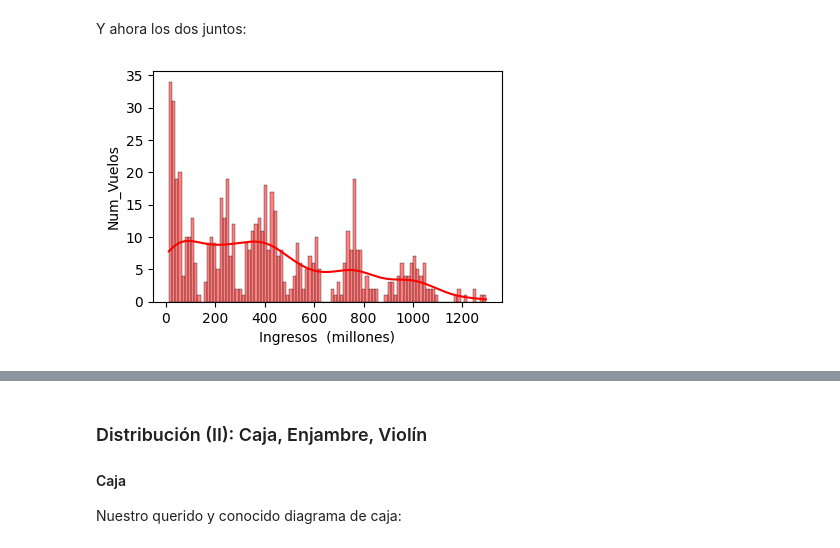
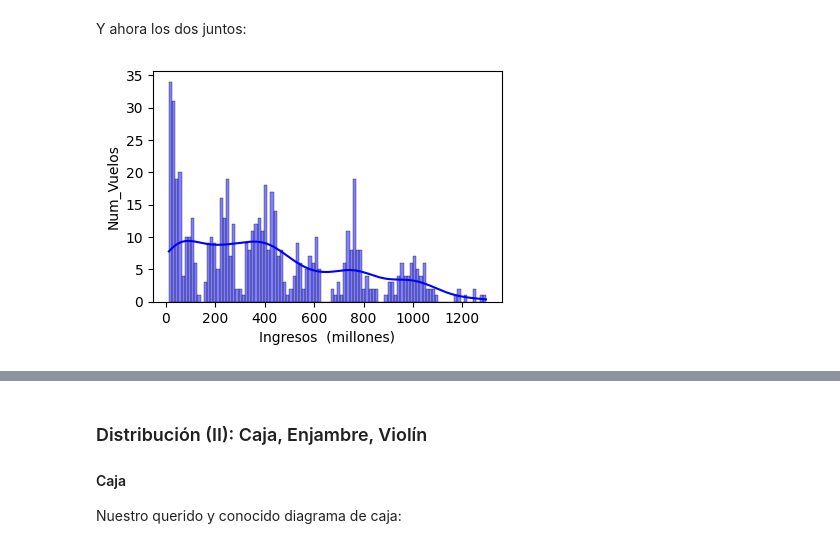
Before and after one commit to MHHsim/DS-Online-Marta-Harana, a Jupyter notebook: 03_Data_Analysis/Sprint_08/Unidad_02_Visualizacion_Avanzada_Seaborn/01_Workout/03_Visualizacion_Una_Variable_II.ipynb, the cells around one changed output, grey strips where cells are left out. Saved outputs shown, nothing was run; the diff lists cells and outputs as text; code cells hidden in the pictures.

```diff
--- a/03_Data_Analysis/Sprint_08/Unidad_02_Visualizacion_Avanzada_Seaborn/01_Workout/03_Visualizacion_Una_Variable_II.ipynb
+++ b/03_Data_Analysis/Sprint_08/Unidad_02_Visualizacion_Avanzada_Seaborn/01_Workout/03_Visualizacion_Una_Variable_II.ipynb
@@ -77,12 +77,12 @@ Y ahora los dos juntos:
 # %%
 # Este es el que vamos a utilizar siempre (Histograma y KDE)
 
 fig,axs = plt.subplots(1,1,figsize= (4.5,3))
 sns.histplot(df_viajes["ingresos"]/1000,
              kde=True,
-             color='r',
+             color='b',
              bins=100, ax = axs) # Otra forma, sin recurrir al dataframe como argumento
 axs.set_xlabel("Ingresos  (millones)")
 axs.set_ylabel("Num_Vuelos");
 # %% [output]
-[figure, old version]
+[figure, new version]
```
Also changed, not shown: parts of 6 cells of this notebook, 2 other files.
